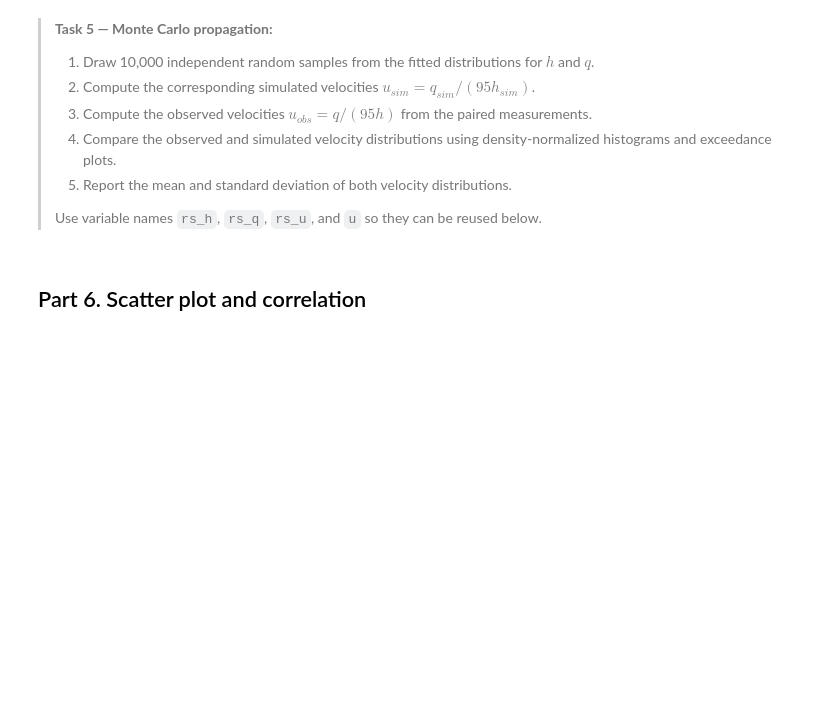
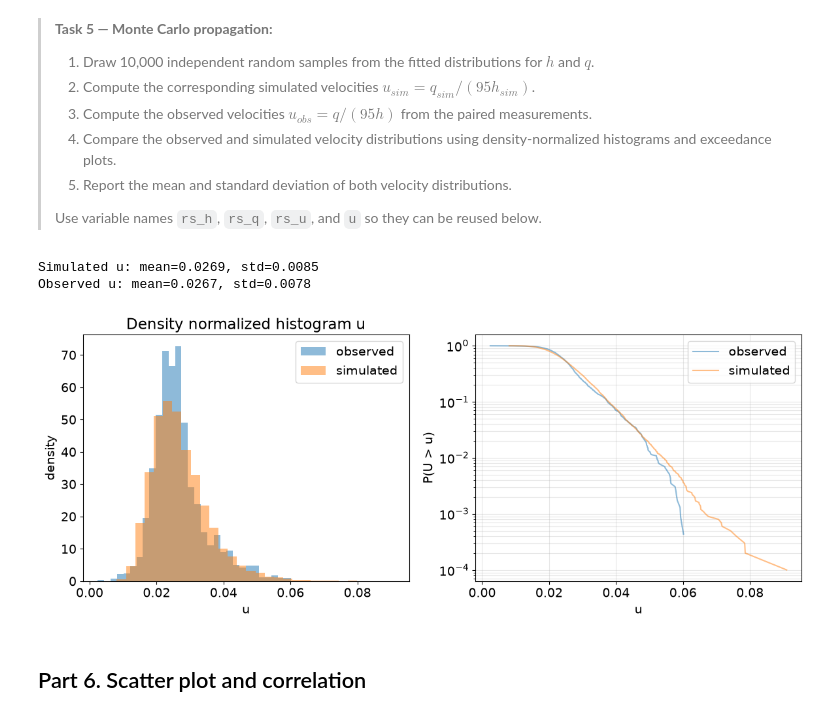
Before and after one commit to mzon64/GA1.4-TeamOlivine8, a Jupyter notebook: GA_1.4.ipynb, the cells around one changed output. Saved outputs shown, nothing was run; the diff lists cells and outputs as text; code cells hidden in the pictures; blank space fills up the shorter version.

```diff
--- a/GA_1.4.ipynb
+++ b/GA_1.4.ipynb
@@ -211,7 +211,45 @@ $$u=\frac{q}{95h}.$$
 >Use variable names `rs_h`, `rs_q`, `rs_u`, and `u` so they can be reused below.
 >
 # %%
-### YOUR CODE HERE
+np.random.seed(40)
+
+n_sim = 10000
+
+rs_h = stats.lognorm.rvs(*params_h, size=n_sim)
+rs_q = stats.gumbel_r.rvs(*params_q, size=n_sim)
+
+
+rs_u = rs_q/(95*rs_h)
+
+u = q/(95*h)
+
+print(f'Simulated u: mean={np.mean(rs_u):.4f}, std={np.std(rs_u,ddof=1):.4f}')
+print(f'Observed u: mean={np.mean(u):.4f}, std={np.std(u,ddof=1):.4f}')
+
+fig, axes = plt.subplots(1,2, figsize = (12,5))
+
+axes[0].hist(u, bins = 30, density=True,alpha= 0.5, label='observed')
+axes[0].hist(rs_u, bins = 30, density=True, alpha=0.5, label='simulated')
+axes[0].set_xlabel('u')
+axes[0].set_ylabel('density')
+axes[0].set_title('Density normalized histogram u')
+axes[0].legend()
+
+y_obs, x_obs = ecdf(u)
+y_sim, x_sim = ecdf(rs_u)
+axes[1].semilogy(x_obs,1-y_obs,alpha=0.5, label = 'observed')
+axes[1].semilogy(x_sim, 1-y_sim, alpha = 0.5 , label = 'simulated')
+axes[1].set_xlabel('u')
+axes[1].set_ylabel('P(U > u)')
+axes[1].legend()
+axes[1].grid(True, which='both',alpha=0.3)
+
+plt.tight_layout()
+plt.show()
+# %% [output]
+Simulated u: mean=0.0269, std=0.0085
+Observed u: mean=0.0267, std=0.0078
+[figure, added]
 # %% [markdown]
 ## Part 6. Scatter plot and correlation
 # %% [markdown]
```
Also changed, not shown: parts of 1 cell of this notebook.
